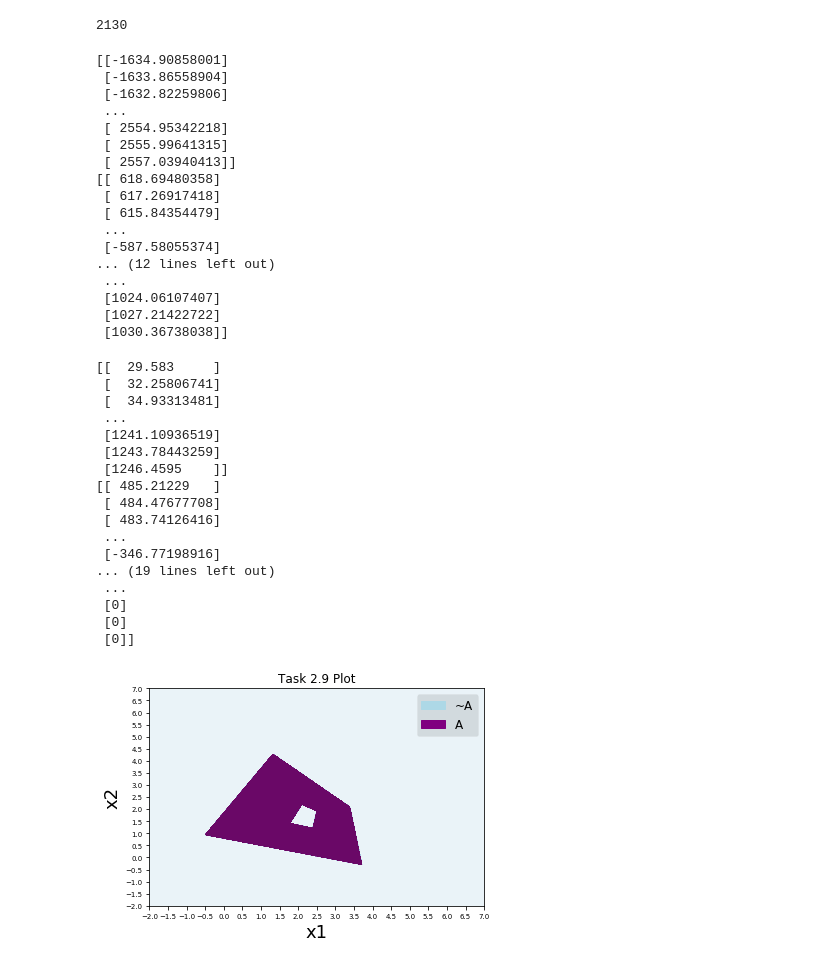
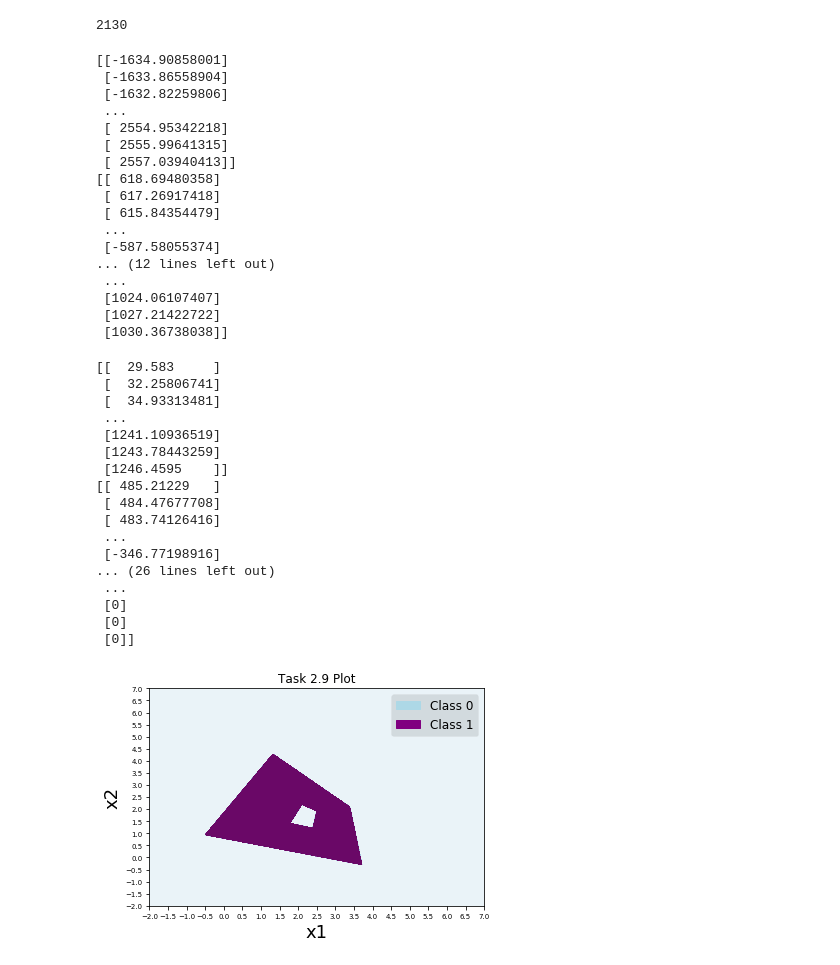
Before and after one commit to apurvmishra99/inf2b, a Jupyter notebook: task2_explore.ipynb, the cells around one changed output. Drawn from its saved outputs; the diff is of its cells as text; code cells hidden in the pictures.

```diff
--- a/task2_explore.ipynb
+++ b/task2_explore.ipynb
@@ -489,15 +489,15 @@ data = sNN_AB_1(gridX.T)
 data = data.reshape((x_points.shape[0], y_points.shape[0]))
 # Setup the plot title and axis
 plt.title('Task 2.9 Plot')
-plt.xticks(np.arange(-2, 12, 0.5), fontsize=7)
-plt.yticks(np.arange(-2, 12, 0.5),fontsize=7)
+plt.xticks(np.arange(-2, 8, 0.5), fontsize=7)
+plt.yticks(np.arange(-2, 8, 0.5),fontsize=7)
 plt.xlabel('x1', fontsize=18)
 plt.ylabel('x2', fontsize=18)
 
 # Setup legend
 
-blue_patch_legend = mpatches.Patch(color='lightblue', label='~A')
-purple_patch_legend = mpatches.Patch(color='purple', label='A')
+blue_patch_legend = mpatches.Patch(color='lightblue', label='Class 0')
+purple_patch_legend = mpatches.Patch(color='purple', label='Class 1')
 plt.legend(loc='best', fancybox=True, framealpha=0.1, handles=[blue_patch_legend, purple_patch_legend], facecolor='black', fontsize=12)
 
 # Plot data and show result
@@ -511,35 +511,35 @@ plt.show()
  ...
  [ 2554.95342218]
  [ 2555.99641315]
  [ 2557.03940413]]
 [[ 618.69480358]
  [ 617.26917418]
  [ 615.84354479]
  ...
  [-587.58055374]
 ... (12 lines left out)
  ...
  [1024.06107407]
  [1027.21422722]
  [1030.36738038]]
 [[  29.583     ]
  [  32.25806741]
  [  34.93313481]
  ...
  [1241.10936519]
  [1243.78443259]
  [1246.4595    ]]
 [[ 485.21229   ]
  [ 484.47677708]
  [ 483.74126416]
  ...
  [-346.77198916]
-... (19 lines left out)
+... (26 lines left out)
  ...
  [0]
  [0]
  [0]]
-[figure, old version]
+[figure, new version]
 # %%
 def sNN_AB_1(X):
     Y_A = sNN_A(X)
```
Also changed, not shown: parts of 3 cells of this notebook, 51 other files.
